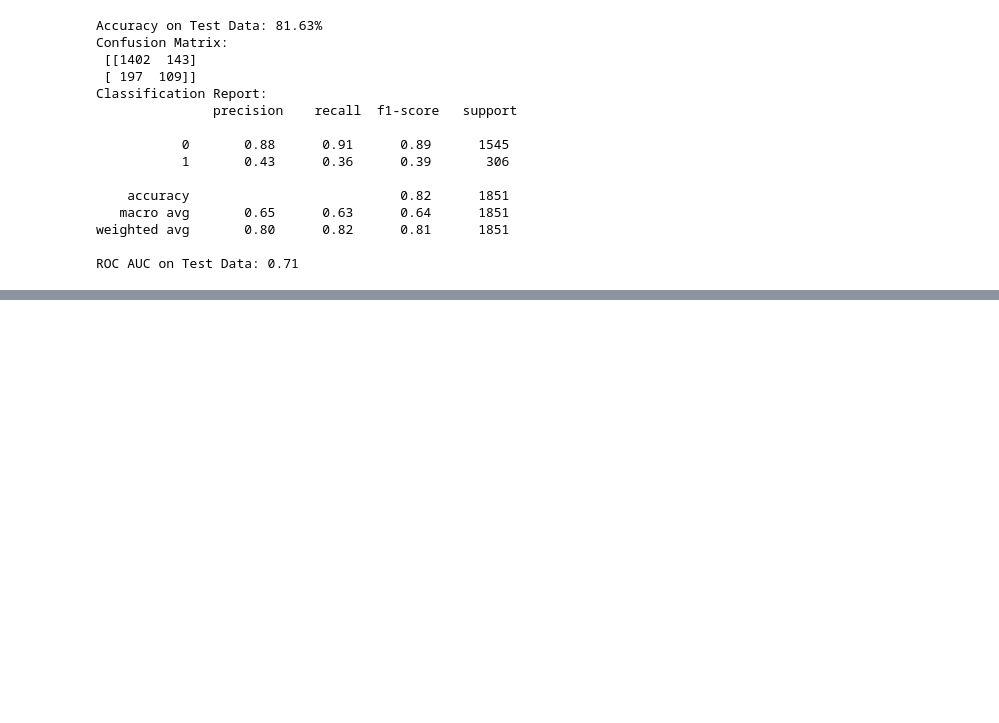
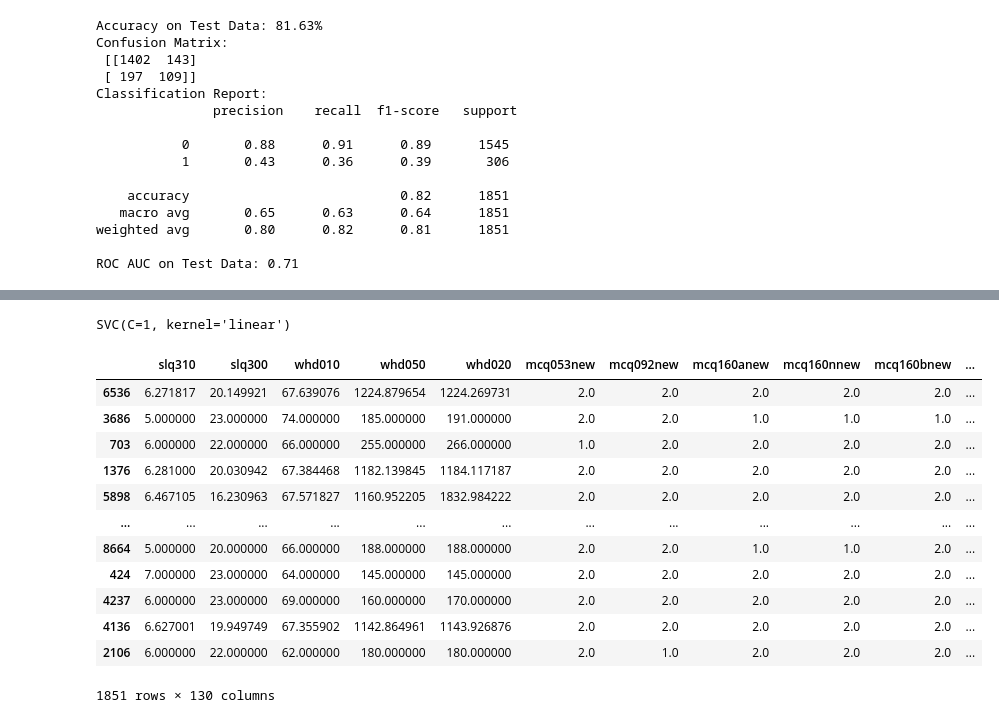
Before and after one commit to mamishere/Assessing-the-Diagnostic-Accuracy-of-ML-Algorithms-for-Identification-of-Asthma, a Jupyter notebook: main.ipynb, the cells around one changed output, grey strips where cells are left out. Drawn from its saved outputs; the diff is of its cells as text; code cells hidden in the pictures; blank space fills up the shorter version.

```diff
--- a/main.ipynb
+++ b/main.ipynb
@@ -327,0 +333,15 @@ ROC AUC on Test Data: 0.71
+# %%
+X_train_upsampled = upsampled_train_data.drop('mcq010new', axis=1)
+y_train_upsampled = upsampled_train_data['mcq010new']
+
+X_test = Test_data.drop('mcq010new', axis=1)
+y_test = Test_data['mcq010new']
+
+scaler = StandardScaler()
+X_train_scaled = scaler.fit_transform(X_train_upsampled)
+X_test_scaled = scaler.transform(X_test)
+
+# Train the model
+model.fit(X_train_scaled, y_train_upsampled)
+# %% [output]
+SVC(C=1, kernel='linear')
@@ -327,0 +355,16 @@ ROC AUC on Test Data: 0.71
+# %%
+X_test_scaled_df
+# %% [output]
+|  | slq310 | slq300 | whd010 | whd050 | whd020 | mcq053new | mcq092new | mcq160anew | mcq160nnew | mcq160bnew | ... |
+| 6536 | 6.271817 | 20.149921 | 67.639076 | 1224.879654 | 1224.269731 | 2.0 | 2.0 | 2.0 | 2.0 | 2.0 | ... |
+| 3686 | 5.000000 | 23.000000 | 74.000000 | 185.000000 | 191.000000 | 2.0 | 2.0 | 1.0 | 1.0 | 1.0 | ... |
+| 703 | 6.000000 | 22.000000 | 66.000000 | 255.000000 | 266.000000 | 1.0 | 2.0 | 2.0 | 2.0 | 2.0 | ... |
+| 1376 | 6.281000 | 20.030942 | 67.384468 | 1182.139845 | 1184.117187 | 2.0 | 2.0 | 2.0 | 2.0 | 2.0 | ... |
+| 5898 | 6.467105 | 16.230963 | 67.571827 | 1160.952205 | 1832.984222 | 2.0 | 2.0 | 2.0 | 2.0 | 2.0 | ... |
+| ... | ... | ... | ... | ... | ... | ... | ... | ... | ... | ... | ... |
+| 8664 | 5.000000 | 20.000000 | 66.000000 | 188.000000 | 188.000000 | 2.0 | 2.0 | 1.0 | 1.0 | 2.0 | ... |
+| 424 | 7.000000 | 23.000000 | 64.000000 | 145.000000 | 145.000000 | 2.0 | 2.0 | 2.0 | 2.0 | 2.0 | ... |
+| 4237 | 6.000000 | 23.000000 | 69.000000 | 160.000000 | 170.000000 | 2.0 | 2.0 | 2.0 | 2.0 | 2.0 | ... |
+| 4136 | 6.627001 | 19.949749 | 67.355902 | 1142.864961 | 1143.926876 | 2.0 | 2.0 | 2.0 | 2.0 | 2.0 | ... |
+| 2106 | 6.000000 | 22.000000 | 62.000000 | 180.000000 | 180.000000 | 2.0 | 1.0 | 2.0 | 2.0 | 2.0 | ... |
+1851 rows × 130 columns
```
Also changed, not shown: parts of 8 cells of this notebook.
